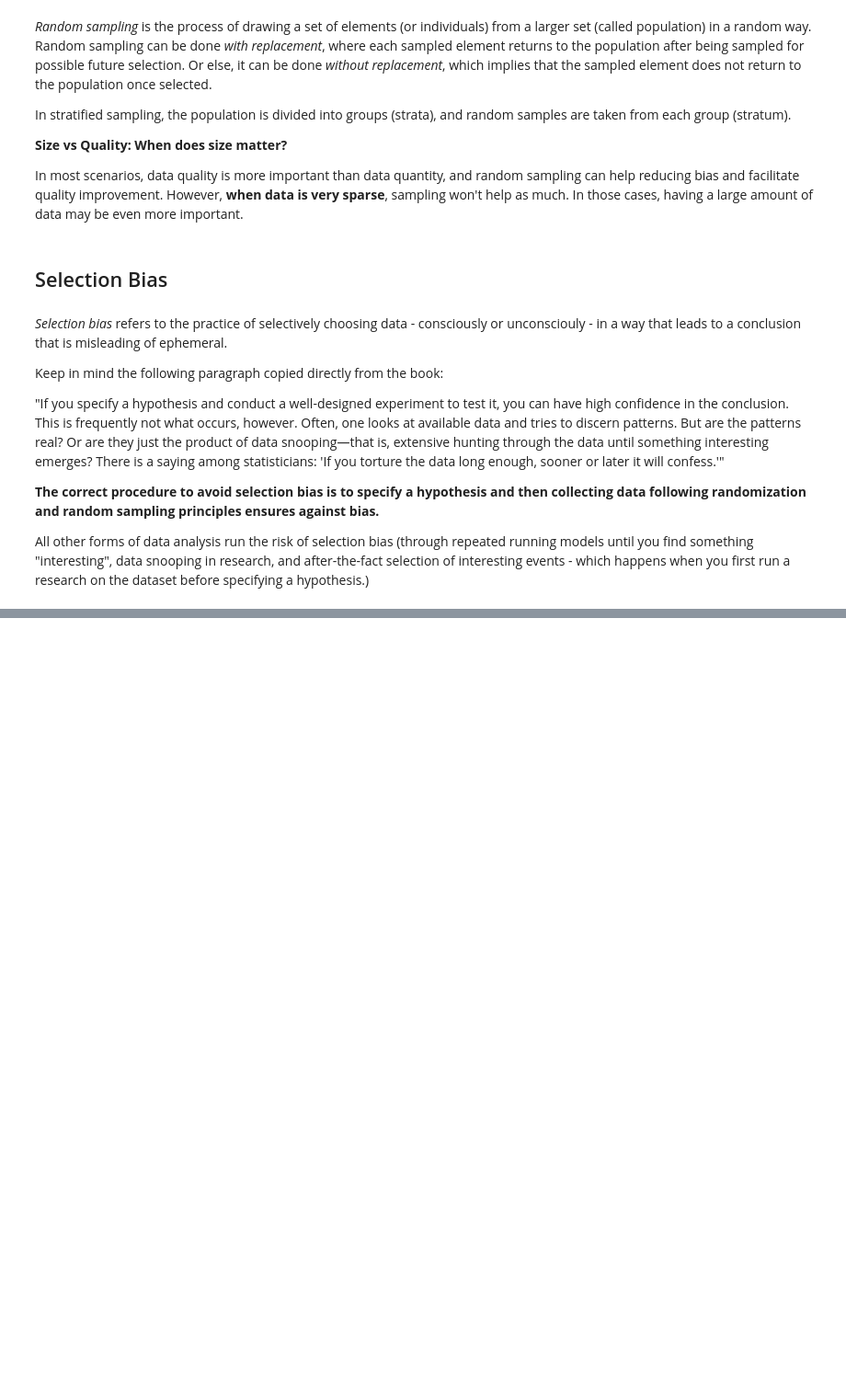
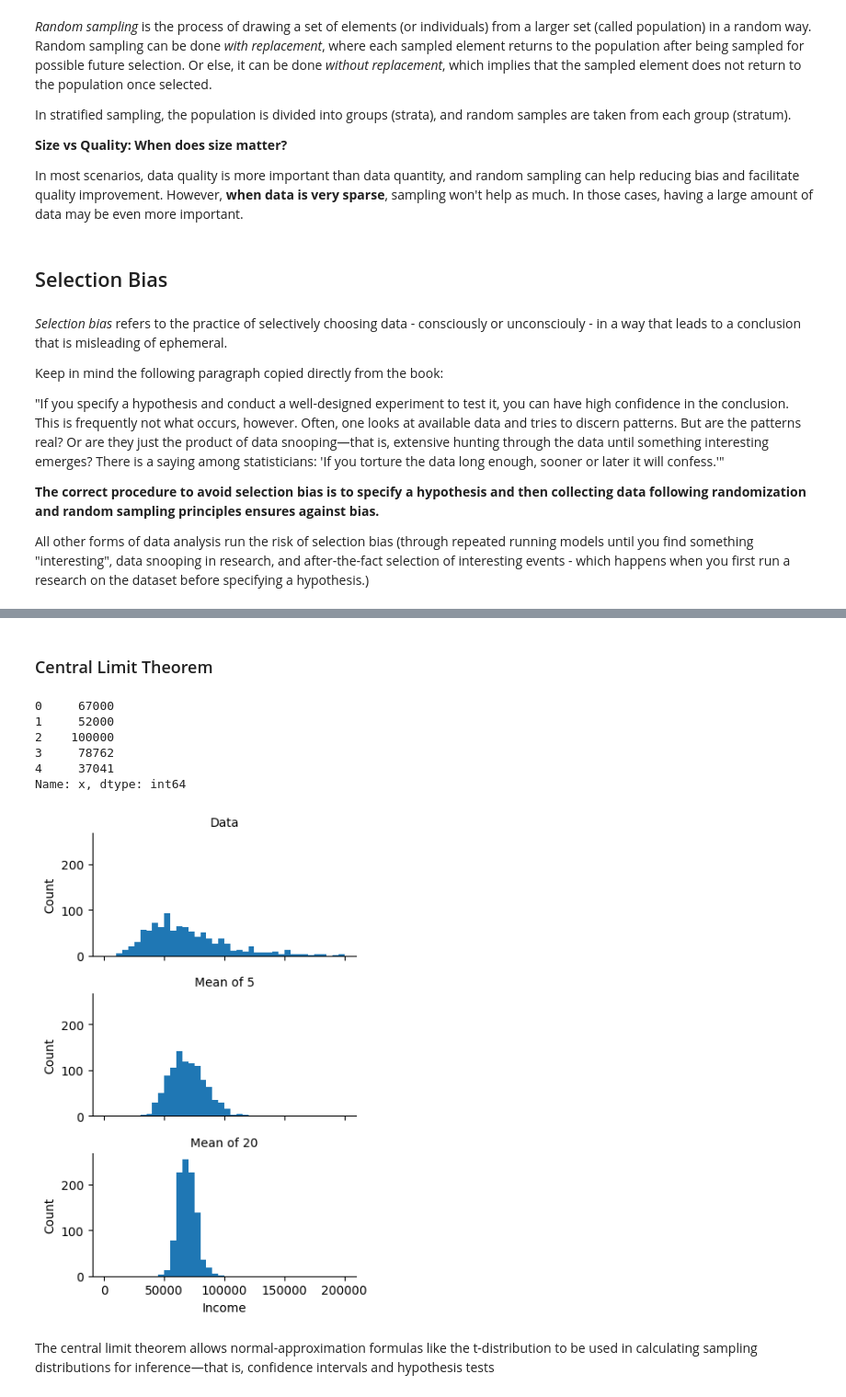
Before and after one commit to alexandrehsd/practical-statistics-notes, a Jupyter notebook: python/ch02_data_and_sampling_distributions.ipynb, the cells around one changed output, grey strips where cells are left out. Shown at 92% size. Saved outputs shown, nothing was run; the diff lists cells and outputs as text; code cells hidden in the pictures; blank space fills up the shorter version.

```diff
--- a/python/ch02_data_and_sampling_distributions.ipynb
+++ b/python/ch02_data_and_sampling_distributions.ipynb
@@ -24,0 +33,2 @@ All other forms of data analysis run the risk of selection bias (through repeate
+# %% [markdown]
+### Central Limit Theorem
@@ -24,0 +40,40 @@ All other forms of data analysis run the risk of selection bias (through repeate
+# %%
+loans_income = pd.read_csv("../data/loans_income.csv").squeeze('columns')
+loans_income.head()
+# %% [output]
+0     67000
+1     52000
+2    100000
+3     78762
+4     37041
+Name: x, dtype: int64
+# %%
+sample_data = pd.DataFrame({
+    "income": loans_income.sample(1000),
+    "type": "Data"
+})
+
+sample_mean_05 = pd.DataFrame({
+    "income": [loans_income.sample(5).mean() for _ in range(1000)],
+    "type": "Mean of 5"
+})
+
+sample_mean_20 = pd.DataFrame({
+    "income": [loans_income.sample(20).mean() for _ in range(1000)],
+    "type": "Mean of 20"
+})
+
+results = pd.concat([sample_data, sample_mean_05, sample_mean_20])
+# %%
+g = sns.FacetGrid(results, col='type', col_wrap=1,
+                  height=2, aspect=2)
+g.map(plt.hist, 'income', range=[0, 200000], bins=40)
+g.set_axis_labels('Income', 'Count')
+g.set_titles('{col_name}')
+
+plt.tight_layout()
+plt.show()
+# %% [output]
+[figure, added]
+# %% [markdown]
+The central limit theorem allows normal-approximation formulas like the t-distribution to be used in calculating sampling distributions for inference—that is, confidence intervals and hypothesis tests
```
Also changed, not shown: parts of 32 cells of this notebook.
